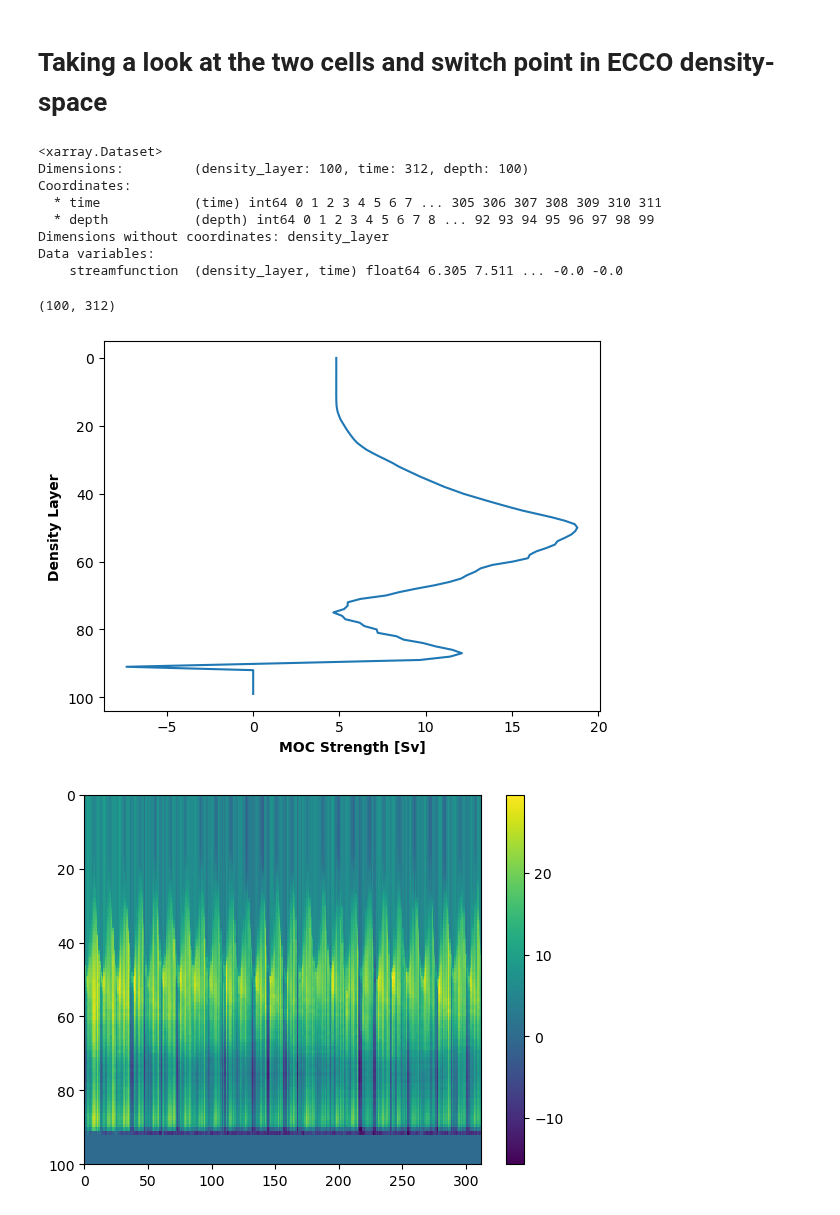
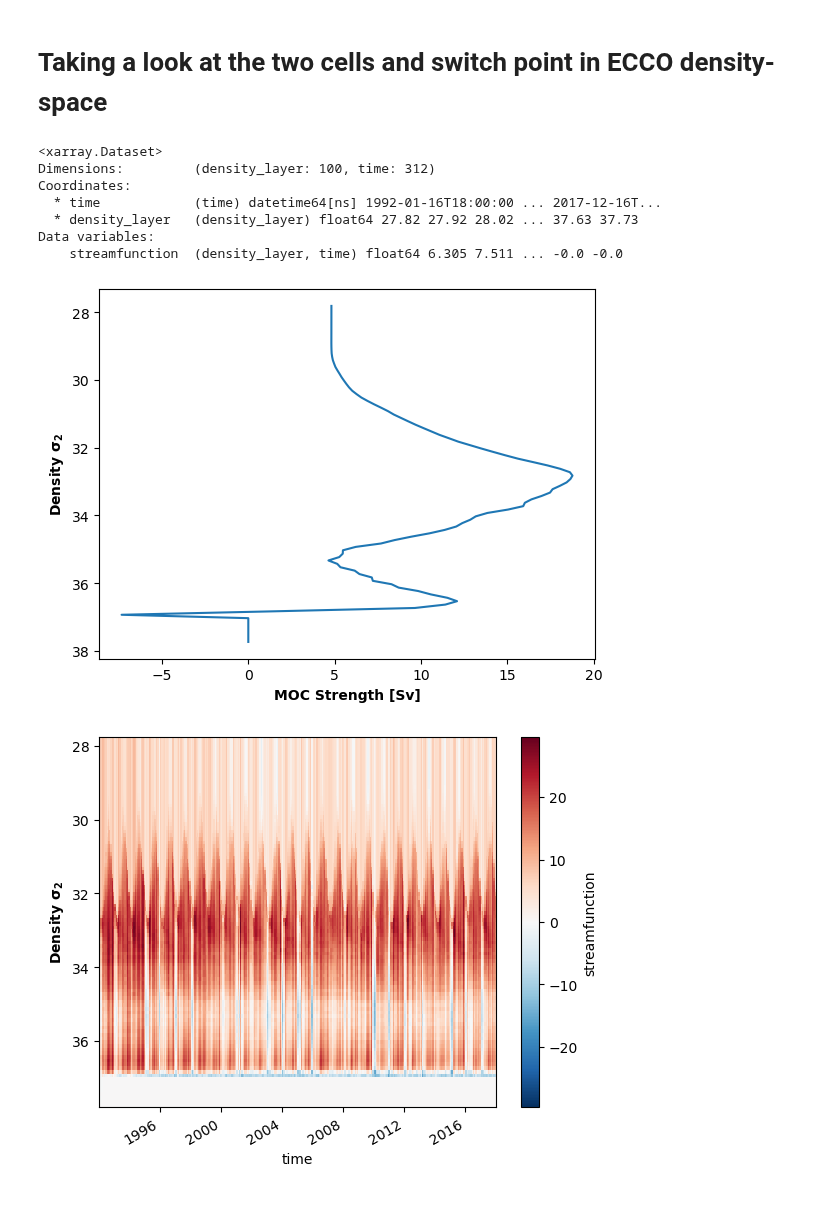
Before and after one commit to ai4er-cdt/OTP, a Jupyter notebook: notebooks/rapid_data.ipynb, the cells around one changed output. Cells and saved outputs as stored; diff of their text form; code cells hidden in the pictures.

Commit message:
Fiddling with density space 26N streamfunction

```diff
--- a/notebooks/rapid_data.ipynb
+++ b/notebooks/rapid_data.ipynb
@@ -96,5 +102,12 @@ plt.legend();
 # %% [markdown]
 # Taking a look at the two cells and switch point in ECCO density-space
+# %%
+# Grabbing the time values for ECCO data
+time = xr.open_dataset(os.path.join(data_home, 'ecco_data_minimal', '26N.nc')).time.values
+# %%
+# Grabbing density mappings
+with open(os.path.join(data_home, 'ecco_data_minimal', '26N_original_density_range.pickle'), 'rb') as f:
+    density_range = pickle.load(f)
 # %%
 # Loading density-space ECCO data
 ecco_streamfunction_density_fp = os.path.join(data_home, 'ecco_data_minimal', '26N_streamfunction_density.pickle')
@@ -104,37 +117,33 @@ with open(ecco_streamfunction_density_fp, 'rb') as f:
 
 # Put into an xarray dataset for convenience
 ecco_strf = xr.Dataset(data_vars = {'streamfunction' : (['density_layer', 'time'], ecco_streamfunction_density)},
-                     coords = {'time' : np.arange(0, ecco_streamfunction_density.shape[1], 1),
-                               'depth' : np.arange(0, ecco_streamfunction_density.shape[0], 1)})
+                     coords = {'time' : time, 'density_layer' : density_range})
 
-ecco_strf.st
+ecco_strf
 # %% [output]
 <xarray.Dataset>
-Dimensions:         (density_layer: 100, time: 312, depth: 100)
+Dimensions:         (density_layer: 100, time: 312)
 Coordinates:
-  * time            (time) int64 0 1 2 3 4 5 6 7 ... 305 306 307 308 309 310 311
-  * depth           (depth) int64 0 1 2 3 4 5 6 7 8 ... 92 93 94 95 96 97 98 99
-Dimensions without coordinates: density_layer
+  * time            (time) datetime64[ns] 1992-01-16T18:00:00 ... 2017-12-16T...
+  * density_layer   (density_layer) float64 27.82 27.92 28.02 ... 37.63 37.73
 Data variables:
     streamfunction  (density_layer, time) float64 6.305 7.511 ... -0.0 -0.0
-# %%
-ecco_streamfunction_density.shape
-# %% [output]
-(100, 312)
 # %%
 # Plotting streamfunction mean against density layer
-plt.plot(ecco_streamfunction_density.mean(axis = 1), np.arange(0, 100, 1))
+plt.plot(ecco_strf.streamfunction.mean('time'), ecco_strf.density_layer)
 plt.gca().invert_yaxis()
 
+# plt.ylim(37, 35)
+
 plt.xlabel('MOC Strength [Sv]', weight = 'bold')
-plt.ylabel('Density Layer', weight = 'bold');
+plt.ylabel('Density $\\mathbf{\\sigma_2}$', weight = 'bold');
 # %% [output]
-[figure, old version]
+[figure, new version]
 # %%
 # Plotting streamfunction for density layer vs. time
-plt.pcolormesh(ecco_streamfunction_density)
+ecco_strf.streamfunction.plot()
 plt.gca().invert_yaxis()
 
-plt.colorbar();
+plt.ylabel('Density $\\mathbf{\\sigma_2}$', weight = 'bold');
 # %% [output]
-[figure, old version]
+[figure, new version]
```
Also changed, not shown: parts of 3 cells of this notebook, 1 other file.
